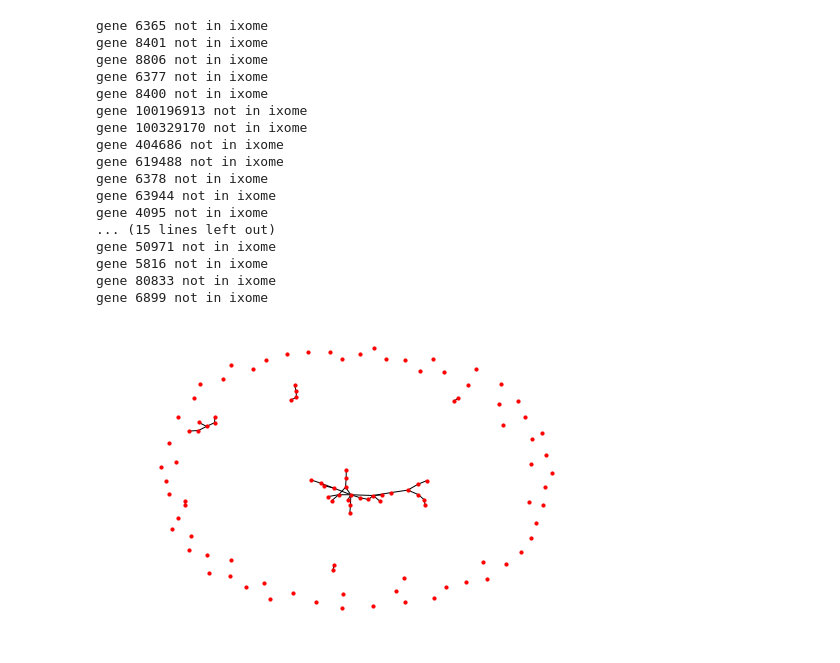
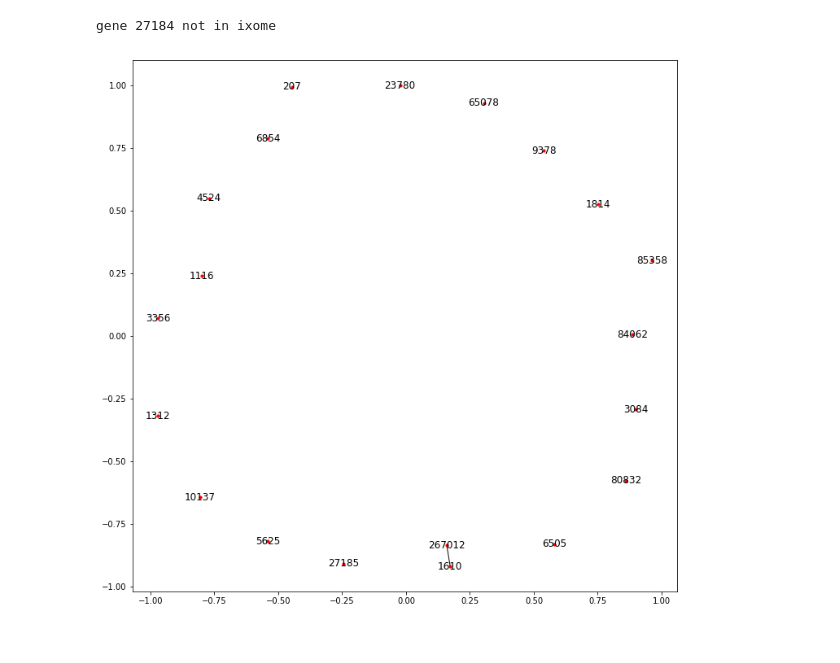
Before and after one commit to adityakaran/6047-project, a Jupyter notebook: analyze/Visualizing Disease Modules in the Interactome.ipynb, the cells around one changed output. Drawn from its saved outputs; the diff is of its cells as text; code cells hidden in the pictures.

Commit message:
Finish visualizations

```diff
--- a/analyze/Visualizing Disease Modules in the Interactome.ipynb
+++ b/analyze/Visualizing Disease Modules in the Interactome.ipynb
@@ -5,6 +4,6 @@ ixome = I.Interactome(I.PATH + I.INTERACTOME_FILE)
 # %%
 schiz_genes = []
-with open("./disease-genes/schizophrenia.txt") as f:
+with open("./disease-genes/schizo-fixed.txt") as f:
     for line in f:
         schiz_genes.append(int(line.strip()))
 # %%
@@ -17,32 +16,17 @@ for gene in schiz_genes:
     else:
         schiz_genes_in_ixome.append(gene)
 # %% [output]
-gene 6365 not in ixome
-gene 8401 not in ixome
-gene 8806 not in ixome
-gene 6377 not in ixome
-gene 8400 not in ixome
-gene 100196913 not in ixome
-gene 100329170 not in ixome
-gene 404686 not in ixome
-gene 619488 not in ixome
-gene 6378 not in ixome
-gene 63944 not in ixome
-gene 4095 not in ixome
-... (15 lines left out)
-gene 50971 not in ixome
-gene 5816 not in ixome
-gene 80833 not in ixome
-gene 6899 not in ixome
+gene 27184 not in ixome
 # %%
 schiz_graph = ixome.G.subgraph(schiz_genes_in_ixome)
 # %%
 import matplotlib.pyplot as plt
 import networkx as nx
 
-nx.draw(schiz_graph, node_size=10)
+plt.figure(figsize=(12, 12))
+nx.draw_networkx(schiz_graph, node_size=10)
 # %% [output]
-[figure, old version]
+[figure, new version]
 # %%
 def get_disease_genes(disease):
     disease_genes = []
```
Also changed, not shown: parts of 17 cells of this notebook, 47 other files.
